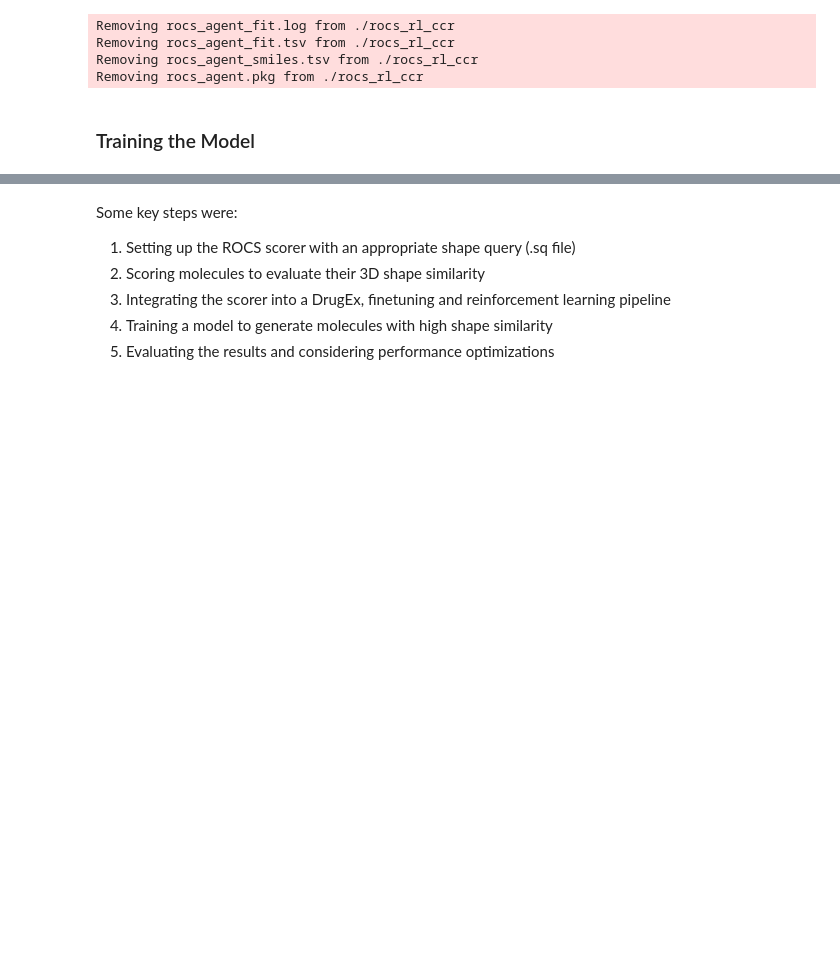
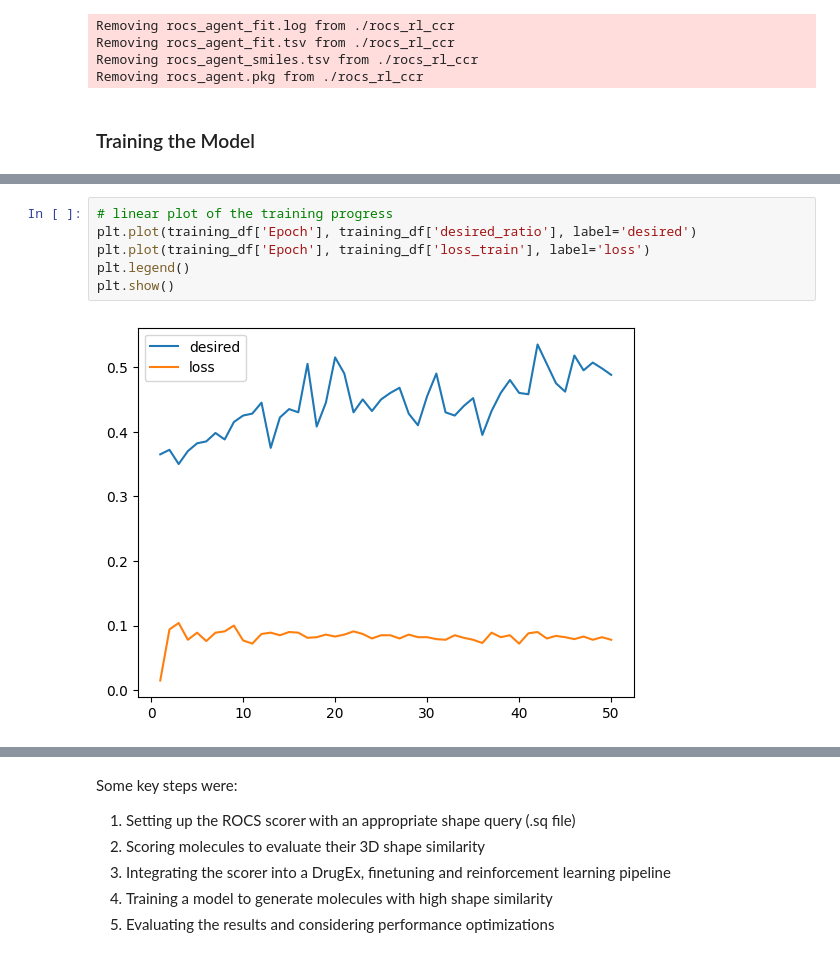
Before and after one commit to CDDLeiden/DrugEx, a Jupyter notebook: tutorial/rocs/DrugEx_RNN_ROCS_v2.ipynb, the cells around one changed output, grey strips where cells are left out. Drawn from its saved outputs; the diff is of its cells as text; blank space fills up the shorter version.

```diff
--- a/tutorial/rocs/DrugEx_RNN_ROCS_v2.ipynb
+++ b/tutorial/rocs/DrugEx_RNN_ROCS_v2.ipynb
@@ -576,3 +614,11 @@ Successfully prepared 177/177 molecules for GPU
+# %%
+# linear plot of the training progress
+plt.plot(training_df['Epoch'], training_df['desired_ratio'], label='desired')
+plt.plot(training_df['Epoch'], training_df['loss_train'], label='loss')
+plt.legend()
+plt.show()
+# %% [output]
+[figure, added]
 # %%
 # Load the trained model
 optimized_model = SequenceRNN(voc, is_lstm=True, use_gpus=GPUS)
```
Also changed, not shown: parts of 18 cells of this notebook.
